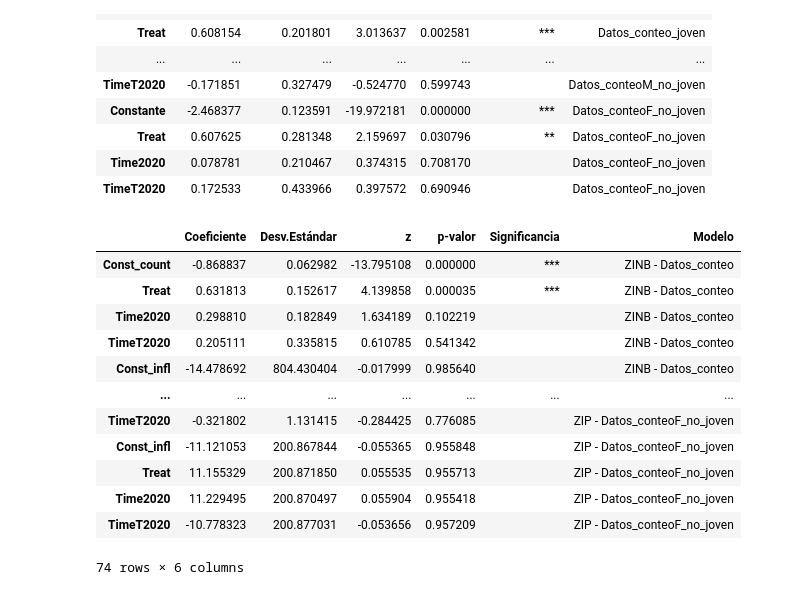
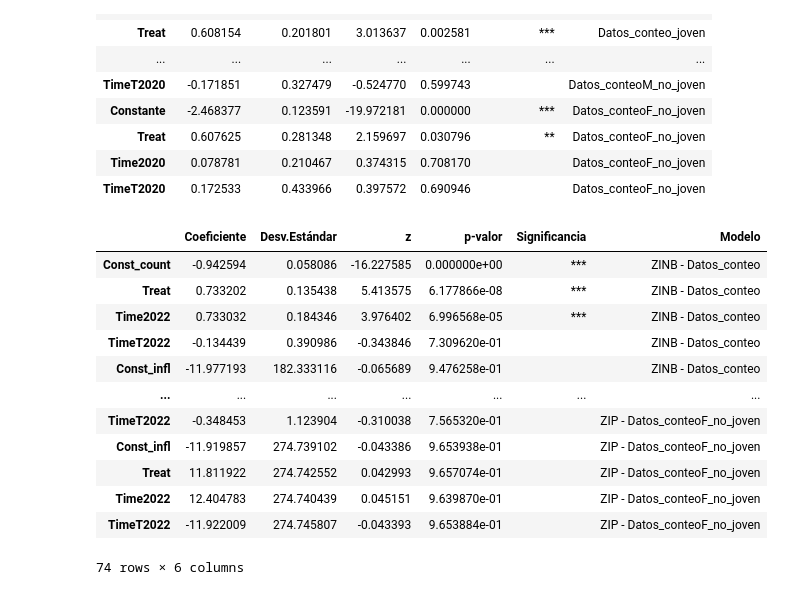
Before and after one commit to Felbanol/Proyecto-Metro, a Jupyter notebook: Codigo Metro Python.ipynb, the cells around one changed output. Saved outputs shown, nothing was run; the diff lists cells and outputs as text; code cells hidden in the pictures.

Commit message:
ZIP ZINB 2020 y 2022

```diff
--- a/Codigo Metro Python.ipynb
+++ b/Codigo Metro Python.ipynb
@@ -1081,7 +1081,7 @@ def neg_loglik_zinb(params, X, y, k_beta, k_gamma):
 # ------------------------------------
 # Estimador combinado
 # ------------------------------------
-def estimar_zip_zinb(df, nombre, formula_vars=["Treat","Time2020","TimeT2020"]):
+def estimar_zip_zinb(df, nombre, formula_vars=["Treat","Time2022","TimeT2022"]):
     df2 = df[["conteo"]+formula_vars].dropna()
     if df2.shape[0] == 0:
         print(f"⚠️ {nombre}: sin datos tras dropna.")
@@ -1171,42 +1171,42 @@ def estimar_zip_zinb(df, nombre, formula_vars=["Treat","Time2020","TimeT2020"]):
     return tabla
 
 # ------------------------------------
 # Aplicar a todas las bases
 # ------------------------------------
 bases = {
     "Datos_conteo": Datos_conteo,
     "Datos_conteoM": Datos_conteoM,
     "Datos_conteoF": Datos_conteoF,
     "Datos_conteo_joven": Datos_conteo_joven,
     "Datos_conteo_no_joven": Datos_conteo_no_joven,
     "Datos_conteoM_joven": Datos_conteoM_joven,
     "Datos_conteoF_joven": Datos_conteoF_joven,
     "Datos_conteoM_no_joven": Datos_conteoM_no_joven,
     "Datos_conteoF_no_joven": Datos_conteoF_no_joven
 }
 
 resultados = []
 for nombre, df in bases.items():
     tabla = estimar_zip_zinb(df, nombre)
     if tabla is not None:
         resultados.append(tabla)
 
 if resultados:
     tabla_final = pd.concat(resultados)
     display(tabla_final)
 else:
     print("No se obtuvieron estimaciones.")
 # %% [output]
 |  | Coeficiente | Desv.Estándar | z | p-valor | Significancia | Modelo |
-| Const_count | -0.868837 | 0.062982 | -13.795108 | 0.000000 | *** | ZINB - Datos_conteo |
-| Treat | 0.631813 | 0.152617 | 4.139858 | 0.000035 | *** | ZINB - Datos_conteo |
-| Time2020 | 0.298810 | 0.182849 | 1.634189 | 0.102219 |  | ZINB - Datos_conteo |
-| TimeT2020 | 0.205111 | 0.335815 | 0.610785 | 0.541342 |  | ZINB - Datos_conteo |
-| Const_infl | -14.478692 | 804.430404 | -0.017999 | 0.985640 |  | ZINB - Datos_conteo |
+| Const_count | -0.942594 | 0.058086 | -16.227585 | 0.000000e+00 | *** | ZINB - Datos_conteo |
+| Treat | 0.733202 | 0.135438 | 5.413575 | 6.177866e-08 | *** | ZINB - Datos_conteo |
+| Time2022 | 0.733032 | 0.184346 | 3.976402 | 6.996568e-05 | *** | ZINB - Datos_conteo |
+| TimeT2022 | -0.134439 | 0.390986 | -0.343846 | 7.309620e-01 |  | ZINB - Datos_conteo |
+| Const_infl | -11.977193 | 182.333116 | -0.065689 | 9.476258e-01 |  | ZINB - Datos_conteo |
 | ... | ... | ... | ... | ... | ... | ... |
-| TimeT2020 | -0.321802 | 1.131415 | -0.284425 | 0.776085 |  | ZIP - Datos_conteoF_no_joven |
-| Const_infl | -11.121053 | 200.867844 | -0.055365 | 0.955848 |  | ZIP - Datos_conteoF_no_joven |
-| Treat | 11.155329 | 200.871850 | 0.055535 | 0.955713 |  | ZIP - Datos_conteoF_no_joven |
-| Time2020 | 11.229495 | 200.870497 | 0.055904 | 0.955418 |  | ZIP - Datos_conteoF_no_joven |
-| TimeT2020 | -10.778323 | 200.877031 | -0.053656 | 0.957209 |  | ZIP - Datos_conteoF_no_joven |
+| TimeT2022 | -0.348453 | 1.123904 | -0.310038 | 7.565320e-01 |  | ZIP - Datos_conteoF_no_joven |
+| Const_infl | -11.919857 | 274.739102 | -0.043386 | 9.653938e-01 |  | ZIP - Datos_conteoF_no_joven |
+| Treat | 11.811922 | 274.742552 | 0.042993 | 9.657074e-01 |  | ZIP - Datos_conteoF_no_joven |
+| Time2022 | 12.404783 | 274.740439 | 0.045151 | 9.639870e-01 |  | ZIP - Datos_conteoF_no_joven |
+| TimeT2022 | -11.922009 | 274.745807 | -0.043393 | 9.653884e-01 |  | ZIP - Datos_conteoF_no_joven |
 74 rows × 6 columns
```
Also changed, not shown: parts of 1 cell of this notebook.
